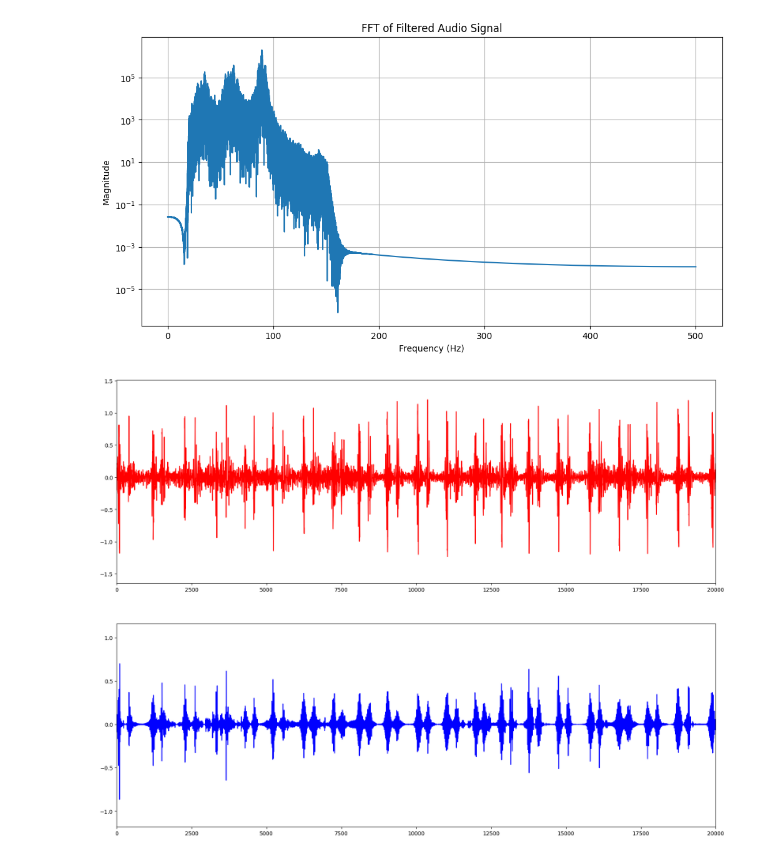
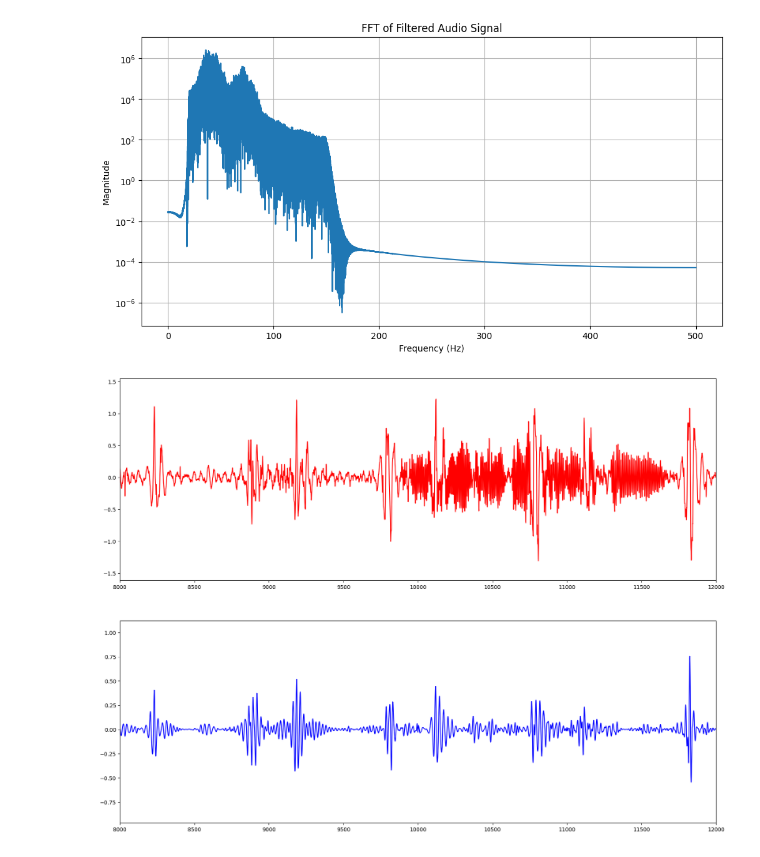
Before and after one commit to djorgeext/pcg-ecg-analysis, a Jupyter notebook: procesamiento_audio_crudo.ipynb, the cells around one changed output. Drawn from its saved outputs; the diff is of its cells as text; code cells hidden in the pictures.

```diff
--- a/procesamiento_audio_crudo.ipynb
+++ b/procesamiento_audio_crudo.ipynb
@@ -164,7 +164,7 @@ def pcg_kalman_denoising_optimized(audio_1, fs):
     # 1. Pre-procesamiento (scipy no es compatible con njit, se hace fuera)
     f1, f2 = 20.0, 100.0
     trans = 10.0
-    numtaps = 551
+    numtaps = 251
     bands = [0.0, f1 - trans - 5, f1 - trans, f1, f2, f2 + trans, f2 + trans + 5, fs / 2.0]
     desired = [0.0, 0.0, 0.0, 5.0, 5.0, 0.0, 0.0, 0.0]
     h = signal.firls(numtaps, bands, desired, fs=fs)
@@ -175,8 +175,8 @@ def pcg_kalman_denoising_optimized(audio_1, fs):
     theta_init = np.array([[rho[0]], [rho[1]]])
 
     # 3. Definición de Hiperparámetros
-    q_param_std = 1e-4
-    r_param_std = 4
+    q_param_std = 1e-2 #1e-4
+    r_param_std = 2 #4
     Q_param = np.eye(2) * (q_param_std**2)
     R_param = r_param_std**2
     P_theta_init = np.eye(2) * 1.0
@@ -200,7 +200,7 @@ def pcg_kalman_denoising_optimized(audio_1, fs):
 
     return denoised_signal
 # %%
-path = 'mediciones_simultaneas/DAVID171225_3.wav'
+path = 'mediciones_simultaneas/DAVID171225_2.wav'
 fs, audio_1 = wavread(path)
 audio_1 = audio_1[:,0].astype(np.float32)
 
@@ -211,7 +211,7 @@ b_notch, a_notch = iircomb(w0, quality_factor, ftype='notch', fs=fs)
 
 # band-pass filter design cheby1 at 1000 Hz order 3
 lowcut = 20.0
-highcut = 150.0
+highcut = 600.0
 b, a = cheby1(3, 0.5, [lowcut, highcut], btype='bandpass', fs=fs)
 
 filtered_signal = filtfilt(b_notch, a_notch, audio_1)
@@ -219,17 +219,27 @@ filtered_signal = filtfilt(b, a, filtered_signal)
 filtered_signal = decimate(filtered_signal, 48, zero_phase=True)
 fs = fs // 48
 
-# Kalman filter design
-pcg_kalman = pcg_kalman_denoising_optimized(filtered_signal, fs)
-pcg_kalman = np.flip(pcg_kalman)
-pcg_kalman = pcg_kalman_denoising_optimized(pcg_kalman, fs)
-pcg_kalman = np.flip(pcg_kalman)
+# segment filtered signal in segments of 1000 samples using np.reshape
+num_segments = len(filtered_signal) // 1000
+filtered_signal = filtered_signal[:num_segments * 1000]  # Truncate to fit
+filtered_signal = filtered_signal.reshape(num_segments, 1000)
 
-b1, a1 = cheby1(8, 0.5, [lowcut, highcut], btype='bandpass', fs=fs)
+# Kalman filtering to denoise filtered signal using numpy.apply_along_axis in each segment
+pcg_kalman = np.apply_along_axis(pcg_kalman_denoising_optimized, 1, filtered_signal, fs)
+# numpy flip each segment to apply Kalman smoother in reverse
+pcg_kalman = np.flip(pcg_kalman, axis=1)
+pcg_kalman = np.apply_along_axis(pcg_kalman_denoising_optimized, 1, pcg_kalman, fs)
+# flip back to original order
+pcg_kalman = np.flip(pcg_kalman, axis=1)
+# reshape back to original shape
+pcg_kalman = pcg_kalman.reshape(-1)
+filtered_signal = filtered_signal.reshape(-1)
+
+b1, a1 = cheby1(8, 0.5, [lowcut, 150], btype='bandpass', fs=fs)
 filtered_signal_kalman = filtfilt(b1, a1, pcg_kalman)
 
 # save wav file
-wavwrite('mediciones_simultaneas/DAVID171225_3-JORGE-20051201023210/david171225_filtered_kalman_3.wav', fs, filtered_signal_kalman.astype(np.float32))
+wavwrite('mediciones_simultaneas/DAVID171225_2-JORGE-20051201021025/david171225_filtered_kalman_2.wav', fs, filtered_signal_kalman.astype(np.float32))
 # %%
 filtered_signal_fft = np.fft.fft(filtered_signal_kalman)
 freqs = np.linspace(0, fs/2, len(filtered_signal_fft)//2 + 1)
@@ -243,17 +253,17 @@ plt.grid()
 #plt.xlim(0, 500)
 plt.show()
 # %% [output]
-[figure, old version]
+[figure, new version]
 # %%
-n0 = 0
-n1 = 20000
+n0 = 0.8e4
+n1 = 1.2e4
 plt.figure(figsize=(20, 15))
 plt.subplot(2, 1, 1)
 plt.plot(filtered_signal, color='red', label='Filtered Signal')
 plt.xlim(n0, n1)
 plt.subplot(2, 1, 2)
 plt.plot(filtered_signal_kalman, color='blue', label='Kalman Denoised Signal')
 plt.xlim(n0, n1)
 plt.show()
 # %% [output]
-[figure, old version]
+[figure, new version]
```
Also changed, not shown: 1 other file.
